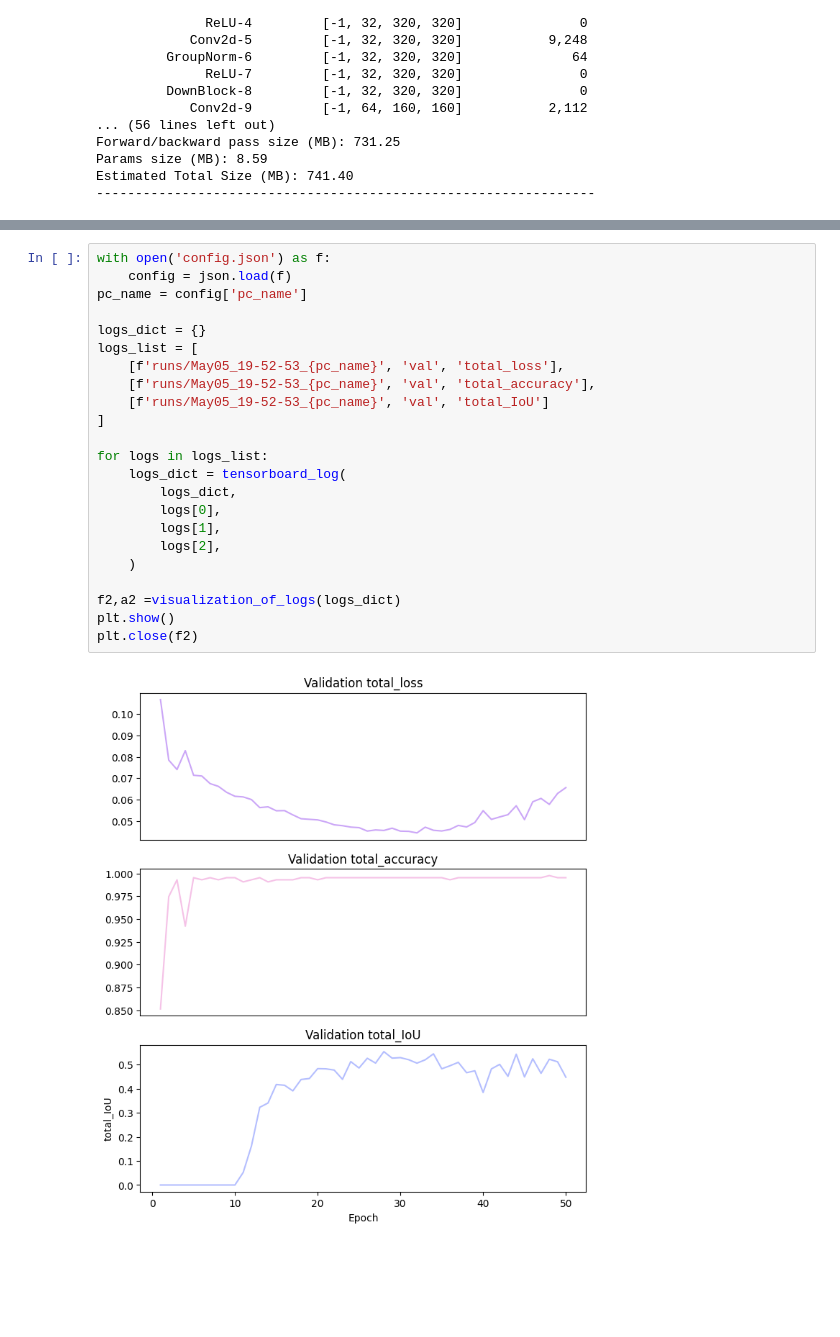
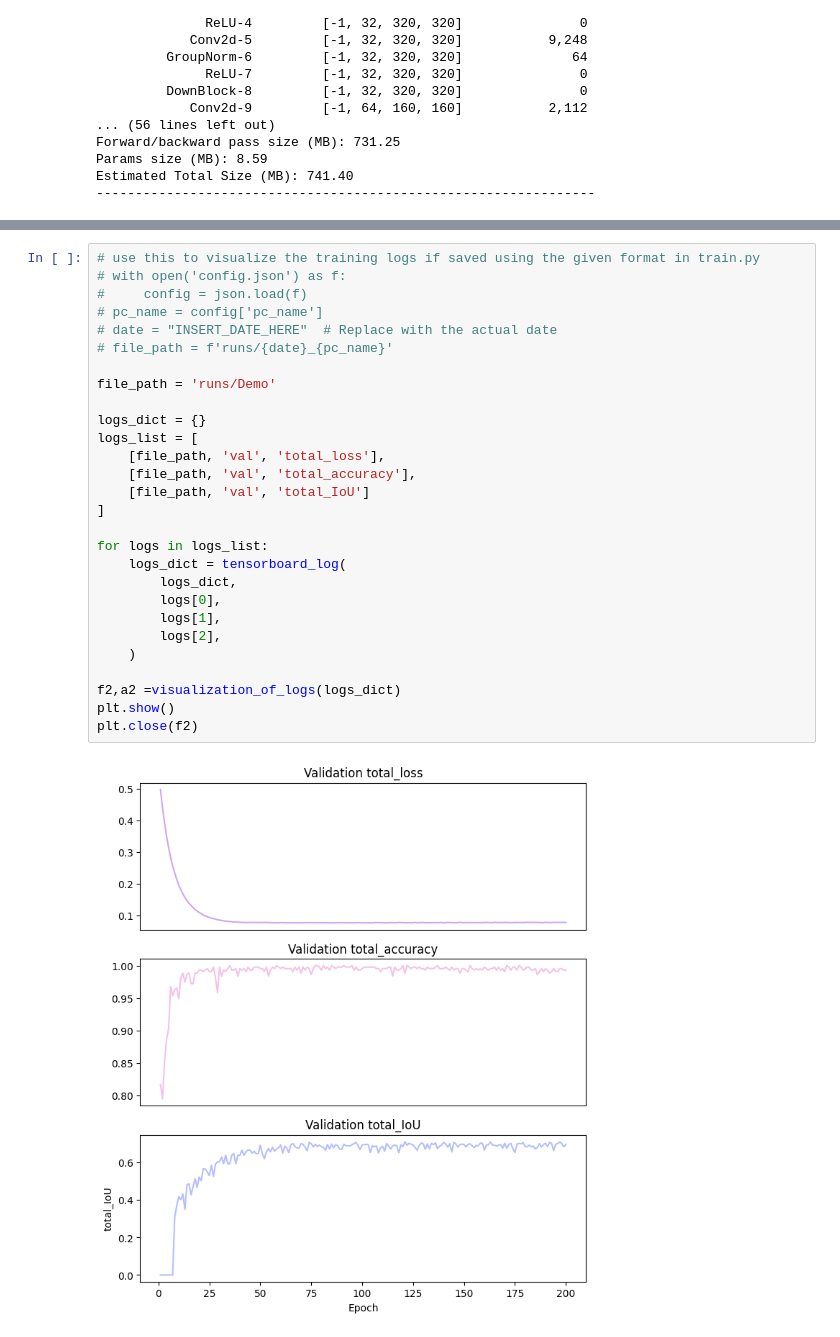
Before and after one commit to HumbertoPotes/BrainTumorDetection, a Jupyter notebook: data_loading.ipynb, the cells around one changed output, grey strips where cells are left out. Cells and saved outputs as stored; diff of their text form; blank space fills up the shorter version.

```diff
--- a/data_loading.ipynb
+++ b/data_loading.ipynb
@@ -209,25 +253,30 @@ plt.close(f)
 # %%
-with open('config.json') as f:
-    config = json.load(f)
-pc_name = config['pc_name']
+# use this to visualize the training logs if saved using the given format in train.py
+# with open('config.json') as f:
+#     config = json.load(f)
+# pc_name = config['pc_name']
+# date = "INSERT_DATE_HERE"  # Replace with the actual date
+# file_path = f'runs/{date}_{pc_name}'
+
+file_path = 'runs/Demo'
 
 logs_dict = {}
 logs_list = [
-    [f'runs/May05_19-52-53_{pc_name}', 'val', 'total_loss'],
-    [f'runs/May05_19-52-53_{pc_name}', 'val', 'total_accuracy'],
-    [f'runs/May05_19-52-53_{pc_name}', 'val', 'total_IoU']
+    [file_path, 'val', 'total_loss'],
+    [file_path, 'val', 'total_accuracy'],
+    [file_path, 'val', 'total_IoU']
 ]
 
 for logs in logs_list:
     logs_dict = tensorboard_log(
         logs_dict,
         logs[0],
         logs[1],
         logs[2],
     )
 
 f2,a2 =visualization_of_logs(logs_dict)
 plt.show()
 plt.close(f2)
 # %% [output]
-[figure, old version]
+[figure, new version]
```
Also changed, not shown: parts of 22 cells of this notebook, 1 other file.
